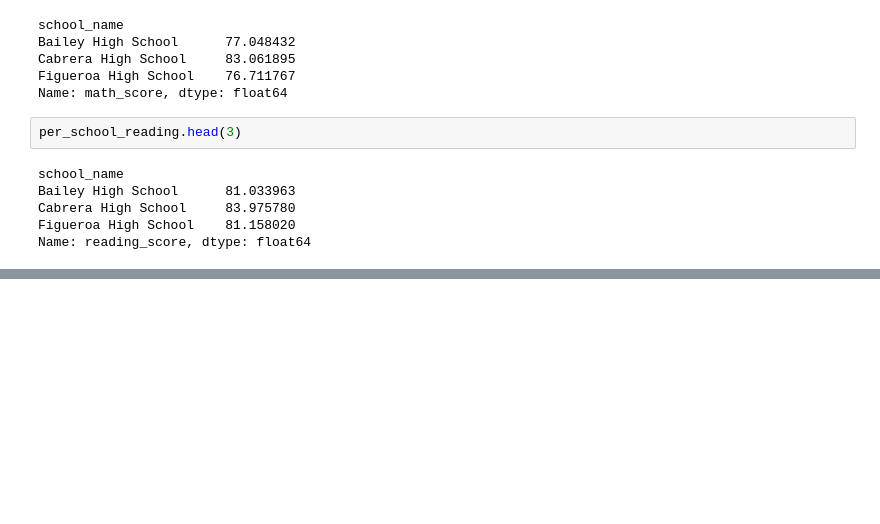
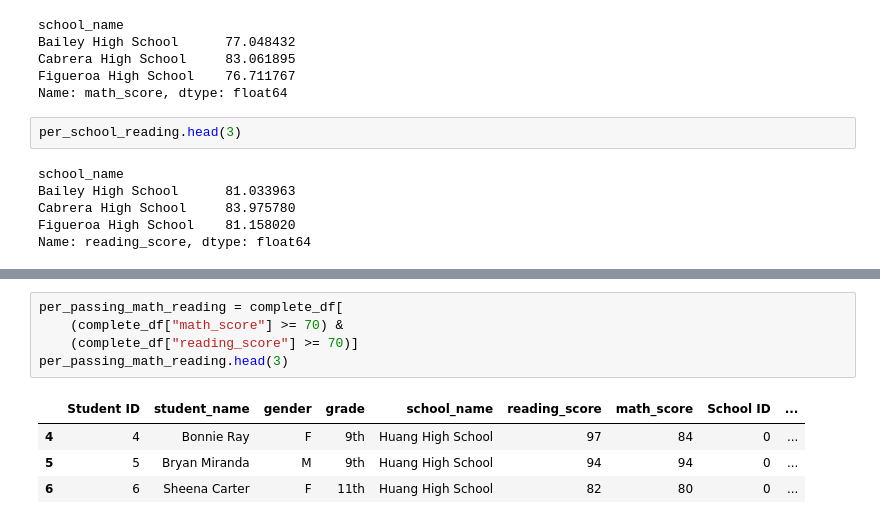
Before and after one commit to AlbertoV5/tec-data-04-dataframes, a Jupyter notebook: merging_dataframes.ipynb, the cells around one changed output, grey strips where cells are left out. Cells and saved outputs as stored; diff of their text form; blank space fills up the shorter version.

Commit message:
added percentage of overall passing df

```diff
--- a/merging_dataframes.ipynb
+++ b/merging_dataframes.ipynb
@@ -226,0 +282,10 @@ Name: reading_score, dtype: float64
+# %%
+per_passing_math_reading = complete_df[
+    (complete_df["math_score"] >= 70) &
+    (complete_df["reading_score"] >= 70)]
+per_passing_math_reading.head(3)
+# %% [output]
+|  | Student ID | student_name | gender | grade | school_name | reading_score | math_score | School ID | ... |
+| 4 | 4 | Bonnie Ray | F | 9th | Huang High School | 97 | 84 | 0 | ... |
+| 5 | 5 | Bryan Miranda | M | 9th | Huang High School | 94 | 94 | 0 | ... |
+| 6 | 6 | Sheena Carter | F | 11th | Huang High School | 82 | 80 | 0 | ... |
```
Also changed, not shown: parts of 10 cells of this notebook.
